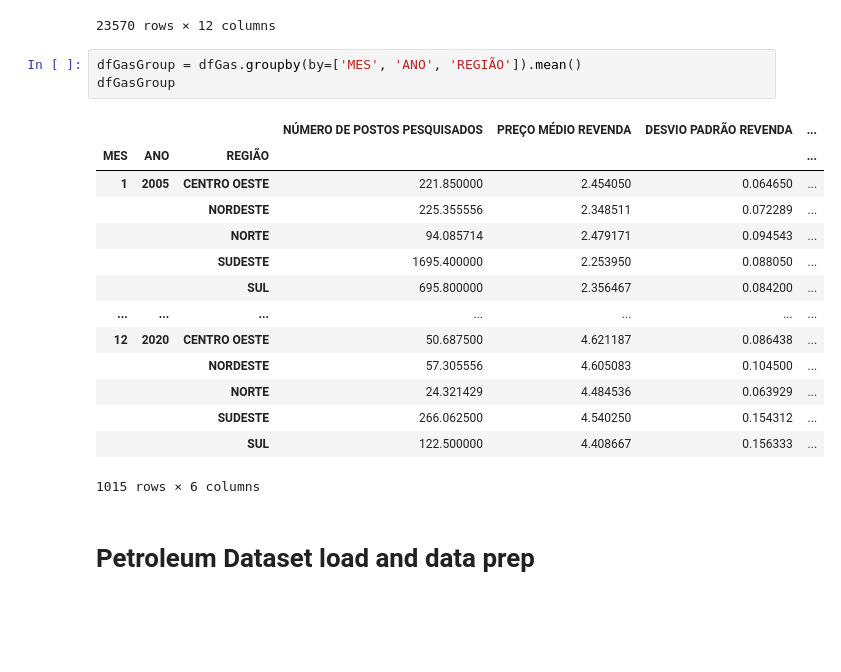
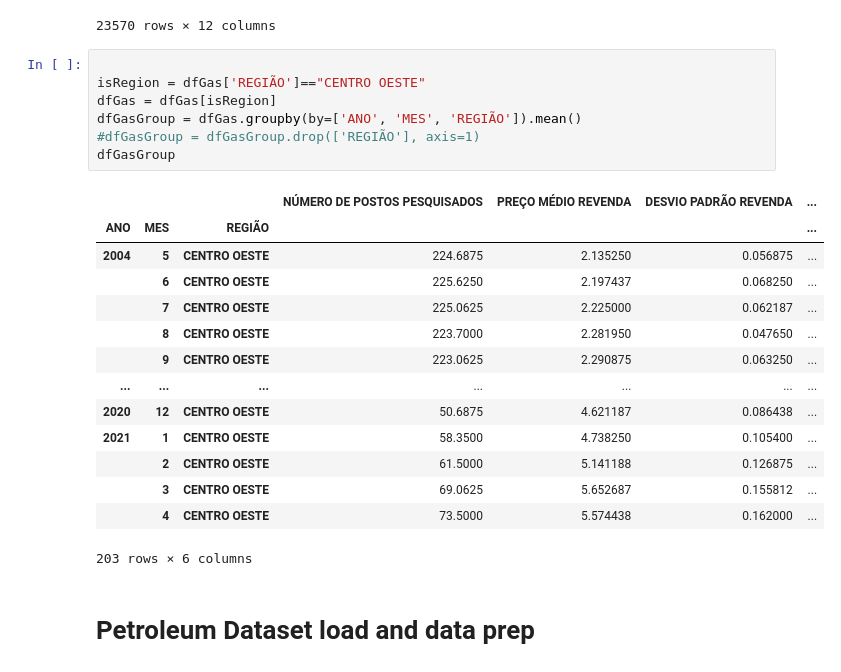
Before and after one commit to oliveira-chr/Gasolina-Petroleo-Dataset, a Jupyter notebook: jupiter/project.ipynb, the cells around one changed output. Drawn from its saved outputs; the diff is of its cells as text; blank space fills up the shorter version.

```diff
--- a/jupiter/project.ipynb
+++ b/jupiter/project.ipynb
@@ -43,24 +43,28 @@ dtype: object
 | 120724 | 2021-04-25 | NORDESTE | 34 | R$/l | 5.586 | ... |
 | 120725 | 2021-04-25 | NORTE | 20 | R$/l | 5.751 | ... |
 23570 rows × 12 columns
-# %%
-dfGasGroup = dfGas.groupby(by=['MES', 'ANO', 'REGIÃO']).mean()
-dfGasGroup
-# %% [output]
-|  |  |  | NÚMERO DE POSTOS PESQUISADOS | PREÇO MÉDIO REVENDA | DESVIO PADRÃO REVENDA | ... |
-| MES | ANO | REGIÃO |  |  |  | ... |
-| 1 | 2005 | CENTRO OESTE | 221.850000 | 2.454050 | 0.064650 | ... |
-|  |  | NORDESTE | 225.355556 | 2.348511 | 0.072289 | ... |
-|  |  | NORTE | 94.085714 | 2.479171 | 0.094543 | ... |
-|  |  | SUDESTE | 1695.400000 | 2.253950 | 0.088050 | ... |
-|  |  | SUL | 695.800000 | 2.356467 | 0.084200 | ... |
-| ... | ... | ... | ... | ... | ... | ... |
-| 12 | 2020 | CENTRO OESTE | 50.687500 | 4.621187 | 0.086438 | ... |
-|  |  | NORDESTE | 57.305556 | 4.605083 | 0.104500 | ... |
-|  |  | NORTE | 24.321429 | 4.484536 | 0.063929 | ... |
-|  |  | SUDESTE | 266.062500 | 4.540250 | 0.154312 | ... |
-|  |  | SUL | 122.500000 | 4.408667 | 0.156333 | ... |
-1015 rows × 6 columns
+# %%
+
+isRegion = dfGas['REGIÃO']=="CENTRO OESTE"
+dfGas = dfGas[isRegion]
+dfGasGroup = dfGas.groupby(by=['ANO', 'MES', 'REGIÃO']).mean()
+#dfGasGroup = dfGasGroup.drop(['REGIÃO'], axis=1)
+dfGasGroup
+# %% [output]
+|  |  |  | NÚMERO DE POSTOS PESQUISADOS | PREÇO MÉDIO REVENDA | DESVIO PADRÃO REVENDA | ... |
+| ANO | MES | REGIÃO |  |  |  | ... |
+| 2004 | 5 | CENTRO OESTE | 224.6875 | 2.135250 | 0.056875 | ... |
+|  | 6 | CENTRO OESTE | 225.6250 | 2.197437 | 0.068250 | ... |
+|  | 7 | CENTRO OESTE | 225.0625 | 2.225000 | 0.062187 | ... |
+|  | 8 | CENTRO OESTE | 223.7000 | 2.281950 | 0.047650 | ... |
+|  | 9 | CENTRO OESTE | 223.0625 | 2.290875 | 0.063250 | ... |
+| ... | ... | ... | ... | ... | ... | ... |
+| 2020 | 12 | CENTRO OESTE | 50.6875 | 4.621187 | 0.086438 | ... |
+| 2021 | 1 | CENTRO OESTE | 58.3500 | 4.738250 | 0.105400 | ... |
+|  | 2 | CENTRO OESTE | 61.5000 | 5.141188 | 0.126875 | ... |
+|  | 3 | CENTRO OESTE | 69.0625 | 5.652687 | 0.155812 | ... |
+|  | 4 | CENTRO OESTE | 73.5000 | 5.574438 | 0.162000 | ... |
+203 rows × 6 columns
 # %% [markdown]
 # Petroleum Dataset load and data prep
 # %%
```
Also changed, not shown: parts of 10 cells of this notebook.
